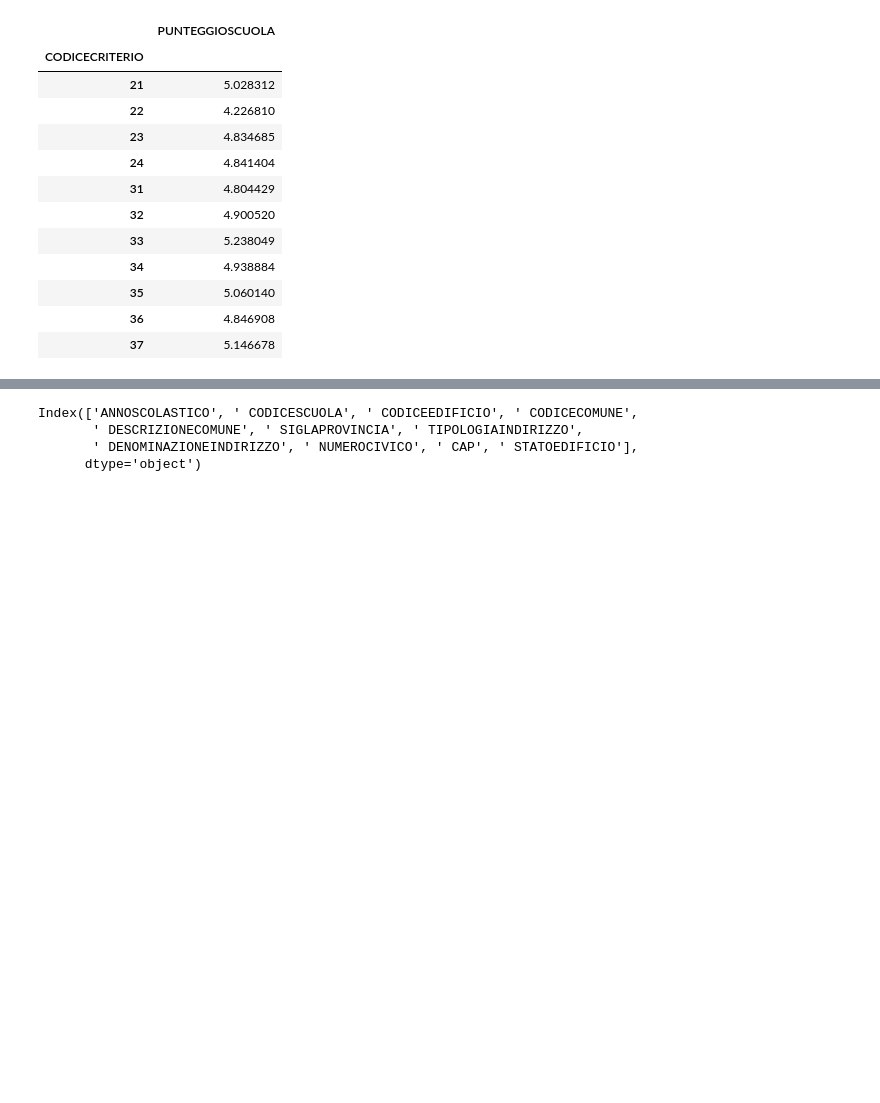
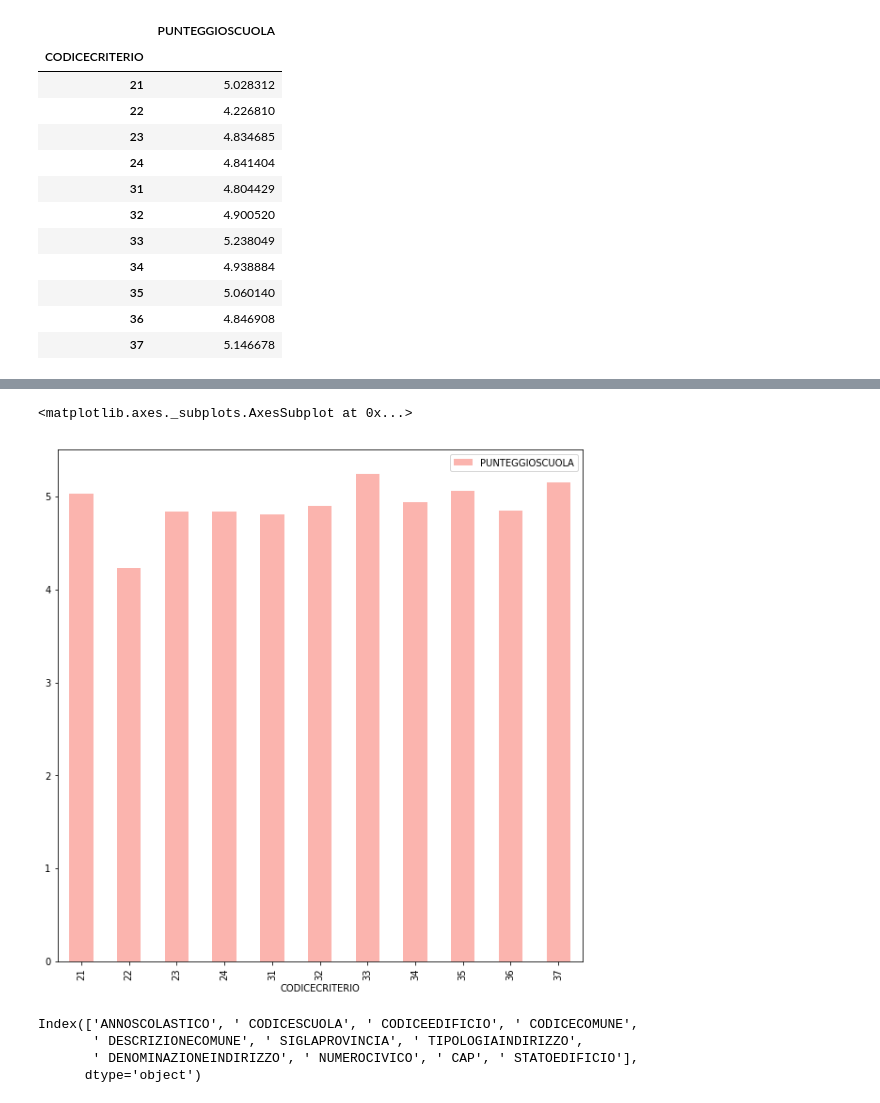
Before and after one commit to napo/opendatamiur, a Jupyter notebook: MIUR_OpenData.ipynb, the cells around one changed output, grey strips where cells are left out. Drawn from its saved outputs; the diff is of its cells as text; code cells hidden in the pictures; blank space fills up the shorter version.

```diff
--- a/MIUR_OpenData.ipynb
+++ b/MIUR_OpenData.ipynb
@@ -1103,3 +1006,8 @@ grafico_valutazioni.plot(figsize=[10,10],grid=True)
+# %%
+grafico_valutazioni.plot.bar(stacked=True,figsize=[10,10],colormap='Pastel1')
+# %% [output]
+<matplotlib.axes._subplots.AxesSubplot at 0x...>
+[figure, added]
 # %%
 ediliziascolastica.columns
 # %% [output]
```
Also changed, not shown: parts of 52 cells of this notebook.
